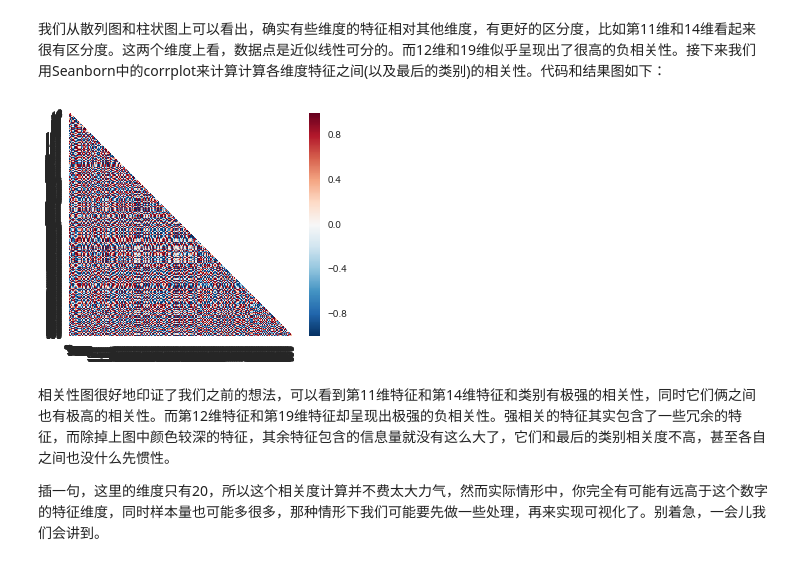
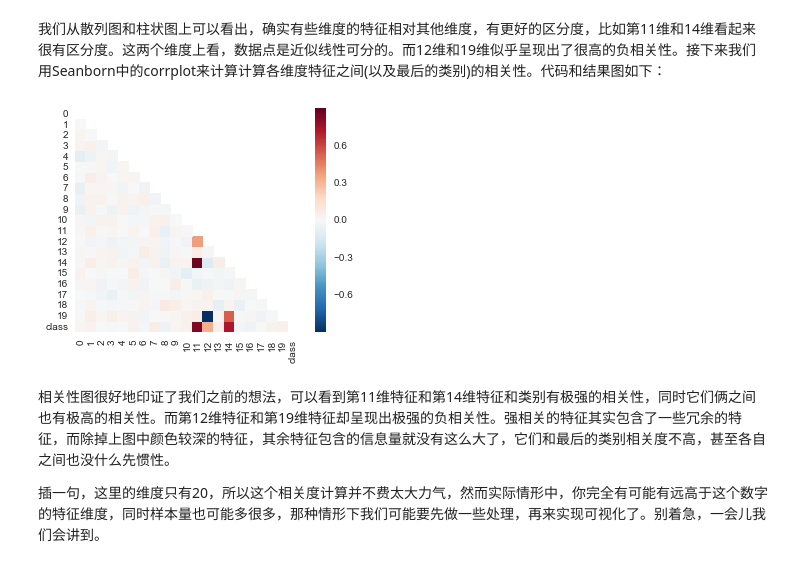
Before and after one commit to git233/MachineLearning_Notes, a Jupyter notebook: learning_in_action/Introduction_to_MachineLearning_and_general_solution.ipynb, the cells around one changed output. Drawn from its saved outputs; the diff is of its cells as text; code cells hidden in the pictures.

```diff
--- a/learning_in_action/Introduction_to_MachineLearning_and_general_solution.ipynb
+++ b/learning_in_action/Introduction_to_MachineLearning_and_general_solution.ipynb
@@ -114,13 +115,18 @@ plt.show()
 # %% [markdown]
 我们从散列图和柱状图上可以看出，确实有些维度的特征相对其他维度，有更好的区分度，比如第11维和14维看起来很有区分度。这两个维度上看，数据点是近似线性可分的。而12维和19维似乎呈现出了很高的负相关性。接下来我们用Seanborn中的corrplot来计算计算各维度特征之间(以及最后的类别)的相关性。代码和结果图如下：
 # %%
->>> corr = np.corrcoef(df[[0,1,2]])
->>> mask = np.zeros_like(corr)
->>> mask[np.triu_indices_from(mask)] = True
->>> with sns.axes_style("white"):
-...     ax = sns.heatmap(corr, mask=mask, vmax=.3, square=True)
+
+# Compute the correlation matrix
+corr = df.corr()
+
+# Generate a mask for the upper triangle
+mask = np.zeros_like(corr)
+mask[np.triu_indices_from(mask)] = True
+
+with sns.axes_style("white"):
+   ax = sns.heatmap(corr, mask=mask, vmax=.3, square=True)
 # %% [output]
-[figure, old version]
+[figure, new version]
 # %% [markdown]
 相关性图很好地印证了我们之前的想法，可以看到第11维特征和第14维特征和类别有极强的相关性，同时它们俩之间也有极高的相关性。而第12维特征和第19维特征却呈现出极强的负相关性。强相关的特征其实包含了一些冗余的特征，而除掉上图中颜色较深的特征，其余特征包含的信息量就没有这么大了，它们和最后的类别相关度不高，甚至各自之间也没什么先惯性。
 
```
Also changed, not shown: parts of 4 cells of this notebook.
